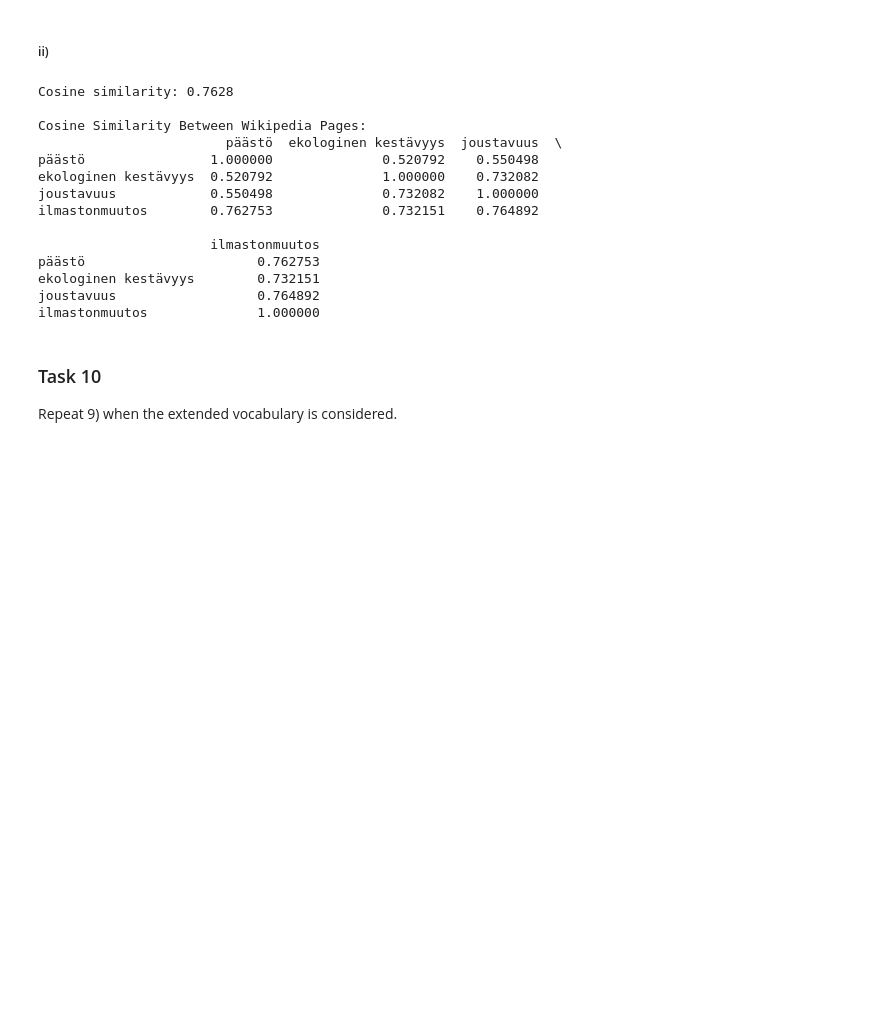
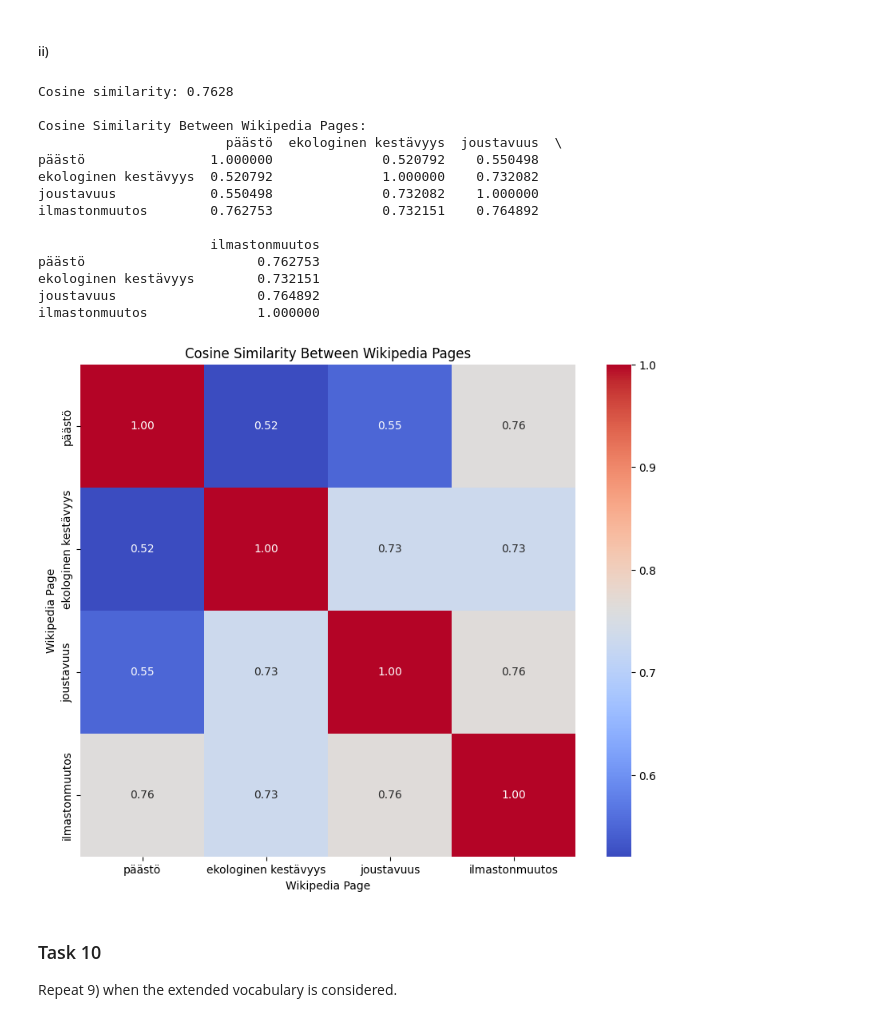
Before and after one commit to yrkky/NLP-Course-Project, a Jupyter notebook: project.ipynb, the cells around one changed output. Saved outputs shown, nothing was run; the diff lists cells and outputs as text; code cells hidden in the pictures; blank space fills up the shorter version.

```diff
--- a/project.ipynb
+++ b/project.ipynb
@@ -1178,8 +1179,6 @@ def cosine_similarity_between_pages(page_title_1, page_title_2, model, stop_word
     similarity = cosine_similarity(embedding_1, embedding_2)[0][0]
     return similarity
 # %%
-similarity = cosine_similarity_between_pages("päästö", "ilmastonmuutos", word2vec_fi_model, finnish_stopwords)
-print(f"Cosine similarity: {similarity:.4f}")
 
 terms_list = list(terms)
 # Calculate the cosine similarity between the pages and print the results in a matrix
@@ -1196,33 +1195,34 @@ page_similarity_df = pd.DataFrame(
     page_similarity_matrix,
     index=terms_list,
     columns=terms_list,
 )
 
 print("\nCosine Similarity Between Wikipedia Pages:")
 print(page_similarity_df)
 
 # print results in a graph
 plt.figure(figsize=(10, 8))
 sns.heatmap(page_similarity_df, annot=True, cmap="coolwarm", fmt=".2f")
 plt.title("Cosine Similarity Between Wikipedia Pages")
 plt.xlabel("Wikipedia Page")
 plt.ylabel("Wikipedia Page")
 plt.show()
 # %% [output]
 Cosine similarity: 0.7628
 
 Cosine Similarity Between Wikipedia Pages:
                         päästö  ekologinen kestävyys  joustavuus  \
 päästö                1.000000              0.520792    0.550498
 ekologinen kestävyys  0.520792              1.000000    0.732082
 joustavuus            0.550498              0.732082    1.000000
 ilmastonmuutos        0.762753              0.732151    0.764892
 
                       ilmastonmuutos
 päästö                      0.762753
 ekologinen kestävyys        0.732151
 joustavuus                  0.764892
 ilmastonmuutos              1.000000
+[figure, added]
 # %% [markdown]
 ### Task 10
 
```
Also changed, not shown: parts of 6 cells of this notebook.
